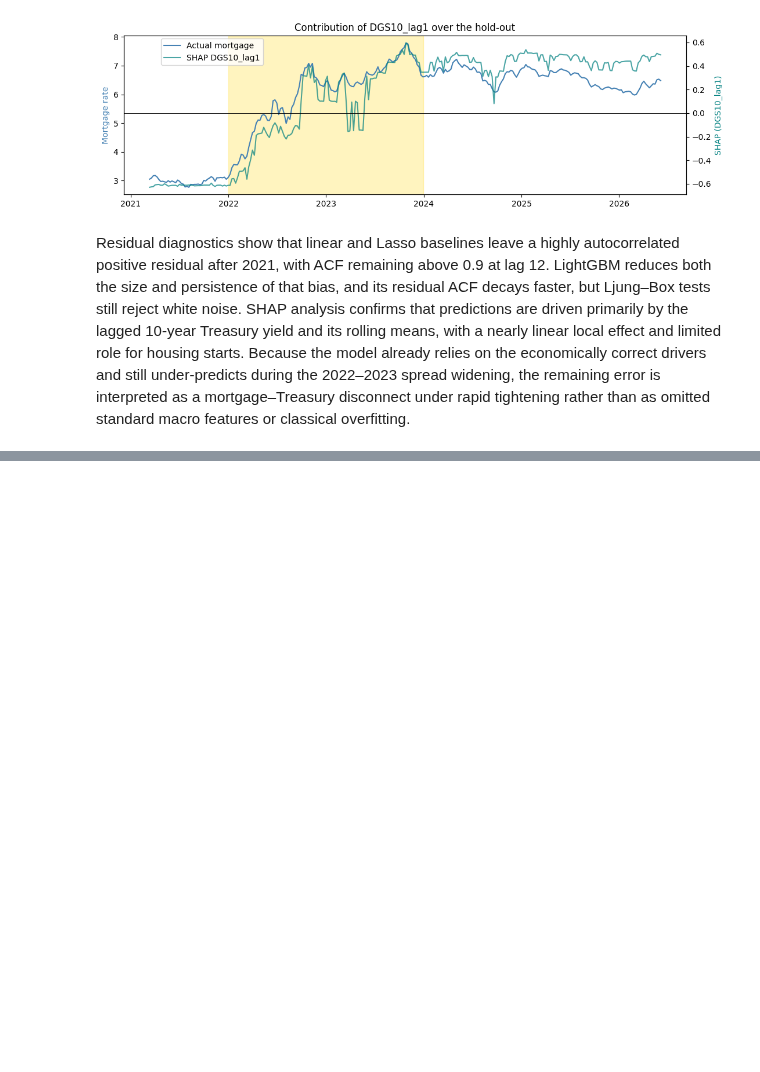
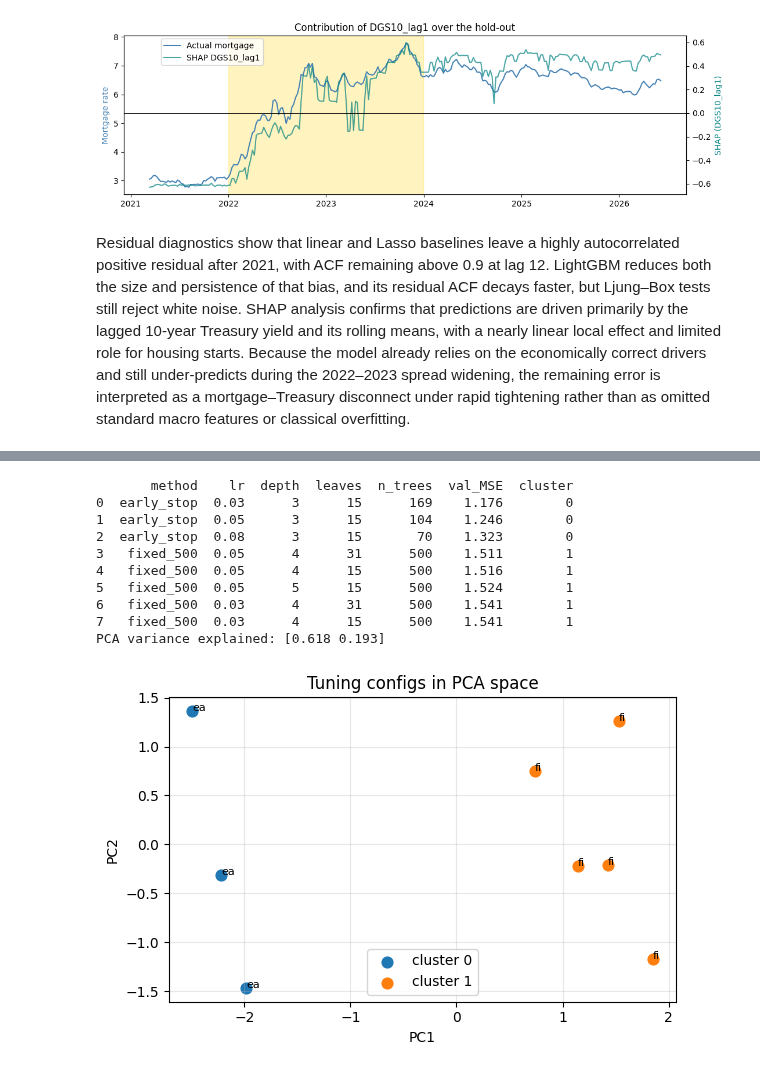
Before and after one commit to lynchpo/dragon_exploder_fred, a Jupyter notebook: baseline_models_FRED.ipynb, the cells around one changed output, grey strips where cells are left out. Drawn from its saved outputs; the diff is of its cells as text; code cells hidden in the pictures; blank space fills up the shorter version.

```diff
--- a/baseline_models_FRED.ipynb
+++ b/baseline_models_FRED.ipynb
@@ -752,0 +984,60 @@ Residual diagnostics show that linear and Lasso baselines leave a highly autocor
+# %%
+# Build a small frame from ALL tuning attempts you logged
+# Include early-stop runs + no-ES runs
+
+tune_all = pd.DataFrame([
+    # early-stop examples (from output)
+    dict(lr=0.03, depth=3, leaves=15, n_trees=169, val_MSE=1.176, method='early_stop'),
+    dict(lr=0.05, depth=3, leaves=15, n_trees=104, val_MSE=1.246, method='early_stop'),
+    dict(lr=0.08, depth=3, leaves=15, n_trees=70,  val_MSE=1.323, method='early_stop'),
+    # no-ES fixed-500 (from last grid)
+    dict(lr=0.05, depth=4, leaves=31, n_trees=500, val_MSE=1.511, method='fixed_500'),
+    dict(lr=0.05, depth=4, leaves=15, n_trees=500, val_MSE=1.516, method='fixed_500'),
+    dict(lr=0.05, depth=5, leaves=15, n_trees=500, val_MSE=1.524, method='fixed_500'),
+    dict(lr=0.03, depth=4, leaves=31, n_trees=500, val_MSE=1.541, method='fixed_500'),
+    dict(lr=0.03, depth=4, leaves=15, n_trees=500, val_MSE=1.541, method='fixed_500'),
+])
+
+# Scale hyperparams + val_MSE for geometry
+from sklearn.preprocessing import StandardScaler
+from sklearn.cluster import KMeans
+from sklearn.decomposition import PCA
+
+X_meta = tune_all[['lr', 'depth', 'leaves', 'n_trees', 'val_MSE']]
+Xs = StandardScaler().fit_transform(X_meta)
+
+pca = PCA(n_components=2, random_state=42)
+Z = pca.fit_transform(Xs)
+tune_all['pc1'], tune_all['pc2'] = Z[:, 0], Z[:, 1]
+
+kmeans = KMeans(n_clusters=2, random_state=42, n_init=10)
+tune_all['cluster'] = kmeans.fit_predict(Xs)
+
+print(tune_all.sort_values('val_MSE')[
+    ['method', 'lr', 'depth', 'leaves', 'n_trees', 'val_MSE', 'cluster']
+])
+print('PCA variance explained:', pca.explained_variance_ratio_.round(3))
+
+plt.figure(figsize=(6, 4))
+for c, g in tune_all.groupby('cluster'):
+    plt.scatter(g['pc1'], g['pc2'], label=f'cluster {c}', s=60)
+for _, r in tune_all.iterrows():
+    plt.text(r['pc1'], r['pc2'], r['method'][:2], fontsize=8)
+plt.xlabel('PC1'); plt.ylabel('PC2')
+plt.title('Tuning configs in PCA space')
+plt.legend(); plt.grid(True, alpha=0.3)
+plt.tight_layout()
+plt.savefig('tuning_pca_clusters.png', dpi=150, bbox_inches='tight')
+plt.show()
+# %% [output]
+       method    lr  depth  leaves  n_trees  val_MSE  cluster
+0  early_stop  0.03      3      15      169    1.176        0
+1  early_stop  0.05      3      15      104    1.246        0
+2  early_stop  0.08      3      15       70    1.323        0
+3   fixed_500  0.05      4      31      500    1.511        1
+4   fixed_500  0.05      4      15      500    1.516        1
+5   fixed_500  0.05      5      15      500    1.524        1
+6   fixed_500  0.03      4      31      500    1.541        1
+7   fixed_500  0.03      4      15      500    1.541        1
+PCA variance explained: [0.618 0.193]
+[figure, added]
```
Also changed, not shown: parts of 12 cells of this notebook.
